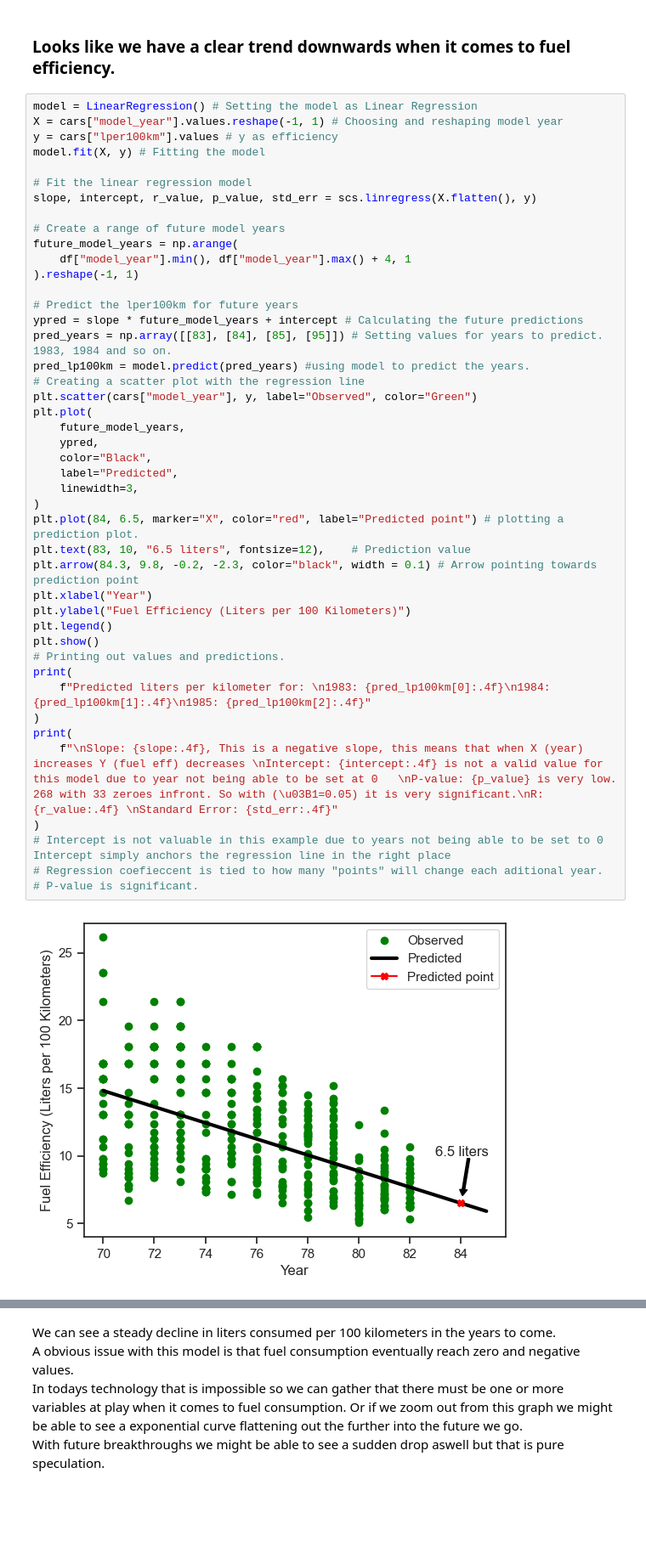
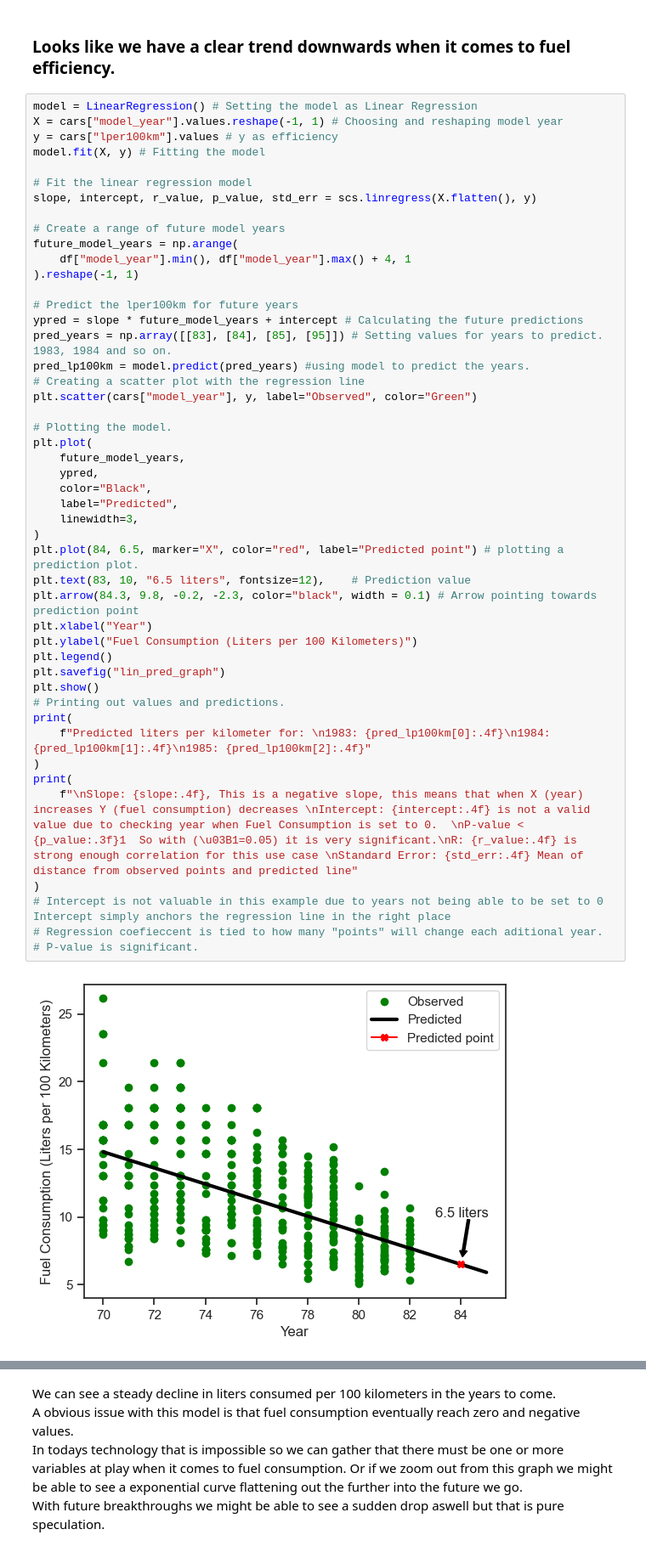
Before and after one commit to Rufshod/Statistical_Analysis_Alexander_Andersson, a Jupyter notebook: Lab/Lab_cars.ipynb, the cells around one changed output, grey strips where cells are left out. Shown at 85% size. Drawn from its saved outputs; the diff is of its cells as text; blank space fills up the shorter version.

```diff
--- a/Lab/Lab_cars.ipynb
+++ b/Lab/Lab_cars.ipynb
@@ -246,36 +245,39 @@ future_model_years = np.arange(
 
 # Predict the lper100km for future years
 ypred = slope * future_model_years + intercept # Calculating the future predictions
 pred_years = np.array([[83], [84], [85], [95]]) # Setting values for years to predict. 1983, 1984 and so on.
 pred_lp100km = model.predict(pred_years) #using model to predict the years.
 # Creating a scatter plot with the regression line
 plt.scatter(cars["model_year"], y, label="Observed", color="Green")
+
+# Plotting the model.
 plt.plot(
     future_model_years,
     ypred,
     color="Black",
     label="Predicted",
     linewidth=3,
 )
 plt.plot(84, 6.5, marker="X", color="red", label="Predicted point") # plotting a prediction plot.
 plt.text(83, 10, "6.5 liters", fontsize=12),    # Prediction value
 plt.arrow(84.3, 9.8, -0.2, -2.3, color="black", width = 0.1) # Arrow pointing towards prediction point
 plt.xlabel("Year")
-plt.ylabel("Fuel Efficiency (Liters per 100 Kilometers)")
+plt.ylabel("Fuel Consumption (Liters per 100 Kilometers)")
 plt.legend()
+plt.savefig("lin_pred_graph")
 plt.show()
 # Printing out values and predictions.
 print(
     f"Predicted liters per kilometer for: \n1983: {pred_lp100km[0]:.4f}\n1984: {pred_lp100km[1]:.4f}\n1985: {pred_lp100km[2]:.4f}"
 )
 print(
-    f"\nSlope: {slope:.4f}, This is a negative slope, this means that when X (year) increases Y (fuel eff) decreases \nIntercept: {intercept:.4f} is not a valid value for this model due to year not being able to be set at 0   \nP-value: {p_value} is very low. 268 with 33 zeroes infront. So with (\u03B1=0.05) it is very significant.\nR: {r_value:.4f} \nStandard Error: {std_err:.4f}"
+    f"\nSlope: {slope:.4f}, This is a negative slope, this means that when X (year) increases Y (fuel consumption) decreases \nIntercept: {intercept:.4f} is not a valid value due to checking year when Fuel Consumption is set to 0.  \nP-value < {p_value:.3f}1  So with (\u03B1=0.05) it is very significant.\nR: {r_value:.4f} is strong enough correlation for this use case \nStandard Error: {std_err:.4f} Mean of distance from observed points and predicted line"
 )
 # Intercept is not valuable in this example due to years not being able to be set to 0 Intercept simply anchors the regression line in the right place
 # Regression coefieccent is tied to how many "points" will change each aditional year.
 # P-value is significant.
 # %% [output]
-[figure, old version]
+[figure, new version]
 Predicted liters per kilometer for:
 1983: 7.0934
 1984: 6.5000
```
Also changed, not shown: parts of 8 cells of this notebook, 3 other files.
